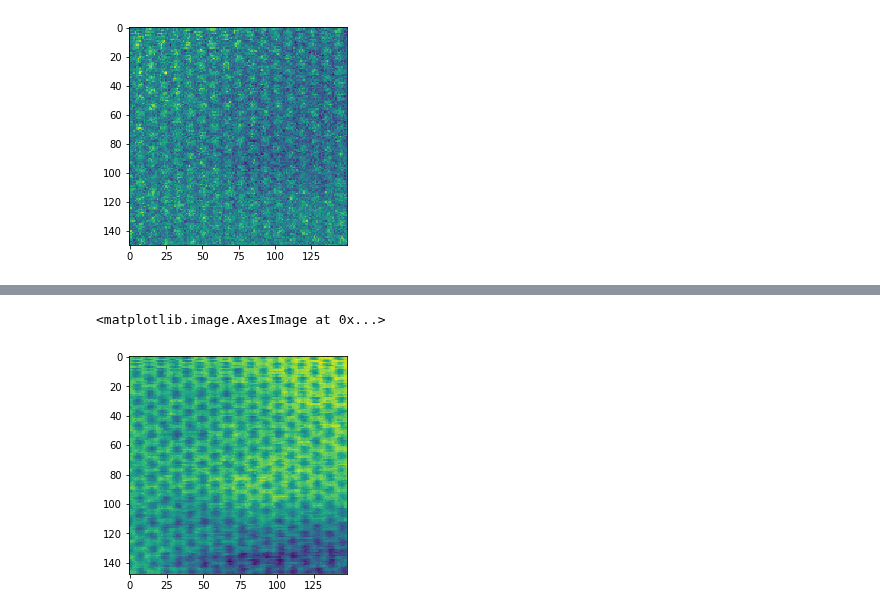
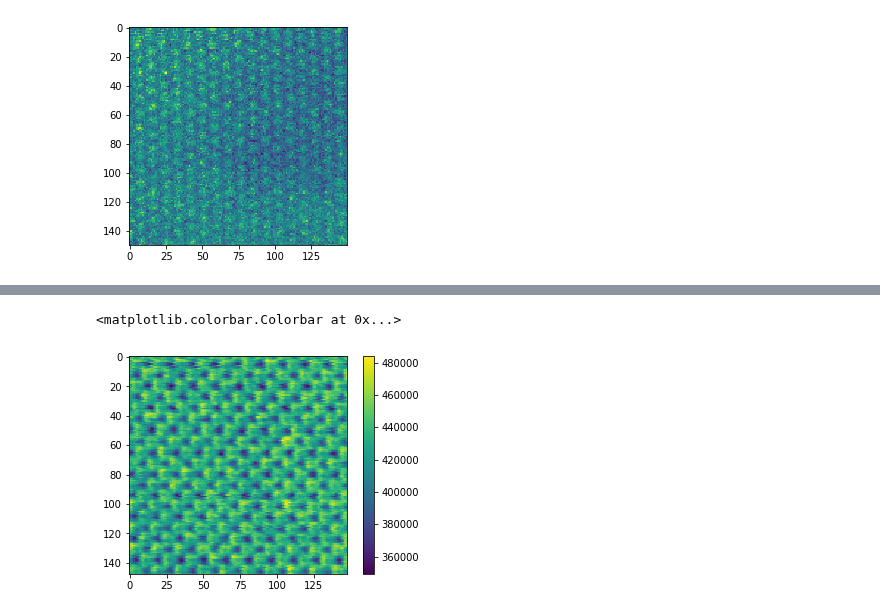
Before and after one commit to CY-Zhang/PyProcessingCodes, a Jupyter notebook: GeneralProcessing/FigurePlot_032420_Workshop.ipynb, the cells around one changed output, grey strips where cells are left out. Drawn from its saved outputs; the diff is of its cells as text; code cells hidden in the pictures.

Commit message:
Figures finished for workshop.

```diff
--- a/GeneralProcessing/FigurePlot_032420_Workshop.ipynb
+++ b/GeneralProcessing/FigurePlot_032420_Workshop.ipynb
@@ -144,0 +219,20 @@ np.save(ExpPath+'PACBED.npy',PACBED)
+# %%
+# load previous reconstucted blank COM map if it exist
+ExpPath = '/srv/home/chenyu/DEbackup/2019/061219/S8/'
+ExpName = 'S8'
+rx = 150
+ry = 150
+COM = np.load('/srv/home/chenyu/DEbackup/2019/061219/BlankCOM.npy')
+# %%
+# resize the data into 128x128 px in k-space and save into a single file
+sample = np.load(ExpPath+'npy/'+ExpName+'_'+format(1000,'05')+'.npy')
+ExpData = np.zeros((150,150,128,128))
+
+for ix in range(rx):
+    for iy in range(ry):
+        filenum = ix*rx+iy+1
+        frame = np.load(ExpPath+'npy/'+ExpName+'_'+format(filenum,'05')+'.npy')
+        resized = cv2.resize(frame,(128,128),interpolation = cv2.INTER_AREA)
+        ExpData[ix,iy,:,:] = resized.astype('int')
+
+np.save(ExpPath + 'Data_4D_128px_int.npy',ExpData)
@@ -145,5 +294,6 @@ np.save(ExpPath+'PACBED.npy',PACBED)
 # %%
-plt.imshow(BF[1:-1,1:-1])
+plt.imshow(ABF[1:-1,1:-1])
+plt.colorbar()
 # %% [output]
-<matplotlib.image.AxesImage at 0x...>
+<matplotlib.colorbar.Colorbar at 0x...>
-[figure, old version]
+[figure, new version]
```
Also changed, not shown: parts of 13 cells of this notebook, 5 other files.
